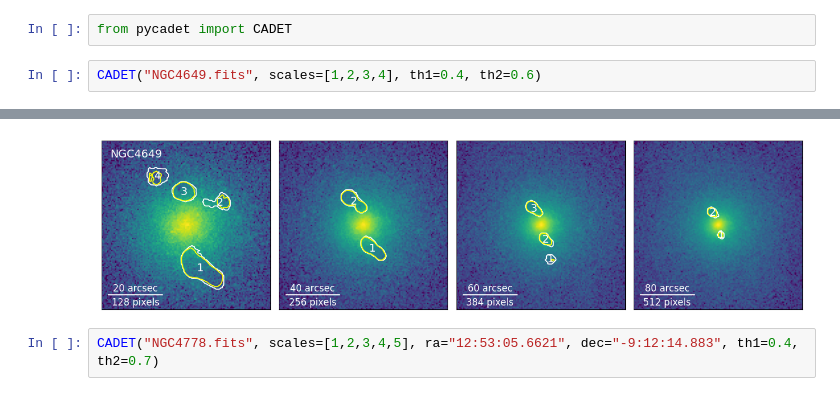
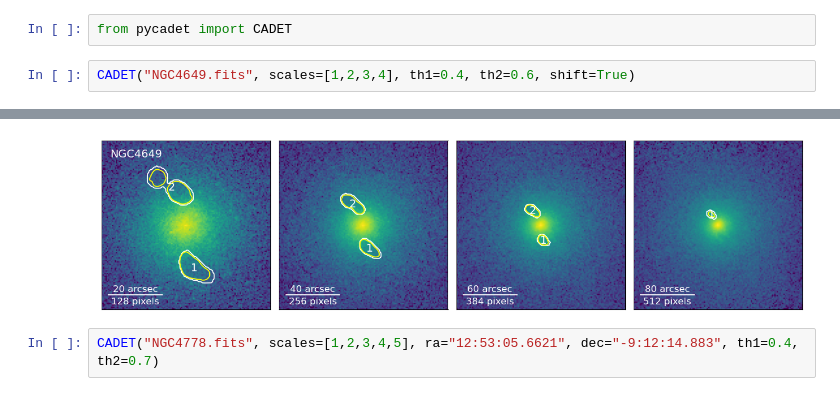
Before and after one commit to tomasplsek/CADET, a Jupyter notebook: example/CADET.ipynb, the cells around one changed output, grey strips where cells are left out. Saved outputs shown, nothing was run; the diff lists cells and outputs as text.

```diff
--- a/example/CADET.ipynb
+++ b/example/CADET.ipynb
@@ -226,7 +213,7 @@ Arguments of the `CADET` function:
 # %%
 from pycadet import CADET
 # %%
-CADET("NGC4649.fits", scales=[1,2,3,4], th1=0.4, th2=0.6)
+CADET("NGC4649.fits", scales=[1,2,3,4], th1=0.4, th2=0.6, shift=True)
 # %% [output]
 ---- Running CADET ----
 Reading file: NGC4649.fits
@@ -248,4 +235,4 @@ detected 2 cavities
-[figure, old version]
+[figure, new version]
 # %%
 CADET("NGC4778.fits", scales=[1,2,3,4,5], ra="12:53:05.6621", dec="-9:12:14.883", th1=0.4, th2=0.7)
 # %% [output]
```
Also changed, not shown: parts of 16 cells of this notebook, 47 other files.
